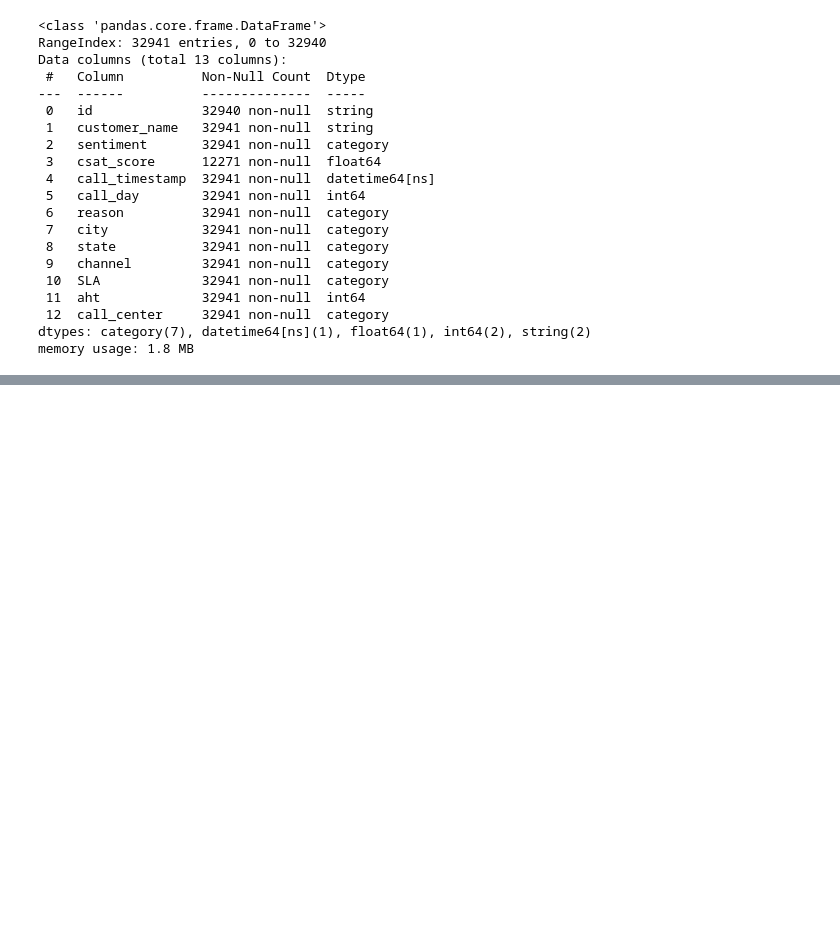
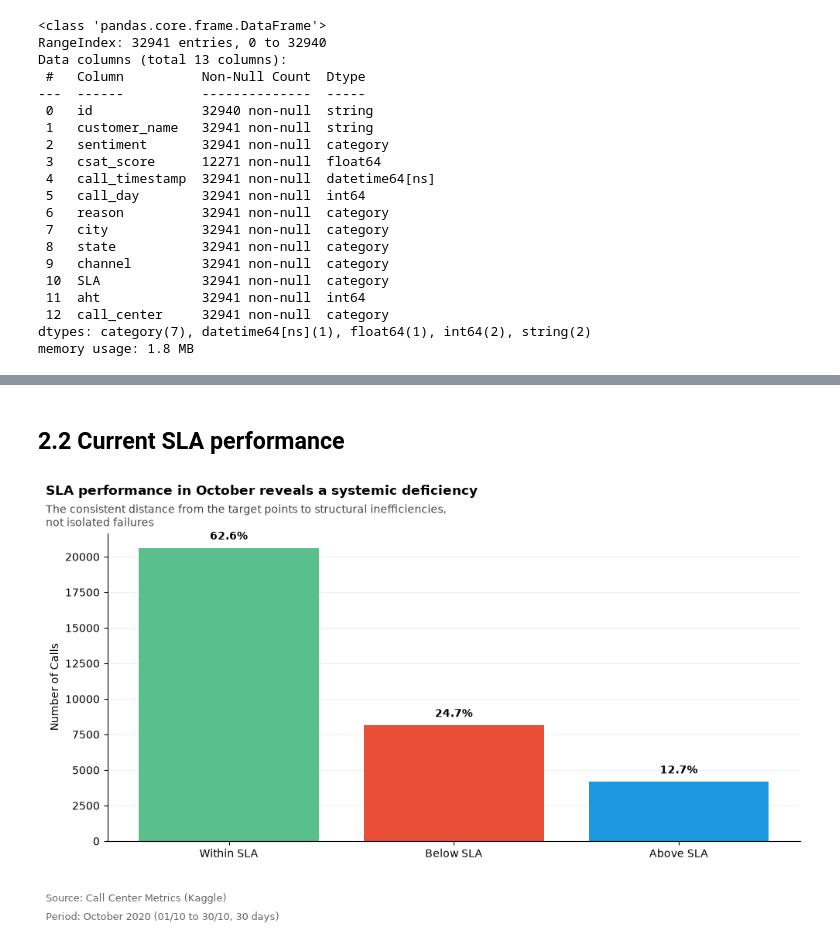
Before and after one commit to JV-root/WFM-Analysis, a Jupyter notebook: notebook.ipynb, the cells around one changed output, grey strips where cells are left out. Cells and saved outputs as stored; diff of their text form; code cells hidden in the pictures; blank space fills up the shorter version.

```diff
--- a/notebook.ipynb
+++ b/notebook.ipynb
@@ -94,11 +198,3 @@ Data columns (total 13 columns):
  12  call_center     32941 non-null  category
 dtypes: category(7), datetime64[ns](1), float64(1), int64(2), string(2)
 memory usage: 1.8 MB
-# %%
-sla_map = {
-    "Above SLA": 1,
-    "Within SLA": 0,
-    "Below SLA": -1
-}
-
-df["sla_score"] = df["SLA"].map(sla_map)
@@ -1161,0 +207,9 @@ Thank you for visiting this notebook! For more projects and professional updates
+# %%
+# The dataset does not document the meaning of "Above SLA" / "Below SLA".
+# Adopted convention: the labels express performance relative to the expected level.
+ADHERENT_CATEGORIES = ["Within SLA", "Above SLA"]
+SLA_TARGET = 0.80
+
+df["sla_ok"] = df["SLA"].isin(ADHERENT_CATEGORIES)
+
+print(f"Adherence under the adopted convention: {df['sla_ok'].mean() * 100:.1f}%")
@@ -1161,0 +269,51 @@ Thank you for visiting this notebook! For more projects and professional updates
+# %% [markdown]
+## 2.2 Current SLA performance
+# %%
+# 1. Preparation
+sla_counts = df_analysis["SLA"].value_counts()
+
+# logical order, then from largest to smallest
+order = ["Below SLA", "Within SLA", "Above SLA"]
+sla_counts = sla_counts.reindex(order).dropna().sort_values(ascending=False)
+
+sla_pct = sla_counts / sla_counts.sum() * 100
+
+# 2. Chart
+plt.figure(figsize=(10, 6))
+ax = plt.gca()
+
+colors = {
+    "Below SLA": "#E94F37",   # red (problem)
+    "Within SLA": "#59BF8D",  # green (ok)
+    "Above SLA": "#1B98E0"    # blue (excellent)
+}
+
+ax.bar(
+    sla_counts.index,
+    sla_counts.values,
+    color=[colors[k] for k in sla_counts.index]
+)
+
+# direct labels (percent only)
+for i, pct_value in enumerate(sla_pct.values):
+    ax.text(
+        i,
+        sla_counts.values[i] + (sla_counts.max() * 0.02),
+        pct(pct_value),
+        ha="center", va="bottom", fontsize=10, fontweight="bold"
+    )
+
+ax.set_xticks(range(len(sla_counts.index)))
+ax.set_xticklabels([label(k) for k in sla_counts.index])
+
+# 3. Visual standard
+executive_style(
+    ax,
+    title="SLA performance in October reveals a systemic deficiency",
+    subtitle="The consistent distance from the target points to structural inefficiencies,\nnot isolated failures",
+    ylabel="Number of Calls"
+)
+
+plt.show()
+# %% [output]
+[figure, added]
```
Also changed, not shown: parts of 96 cells of this notebook, 3 other files.
